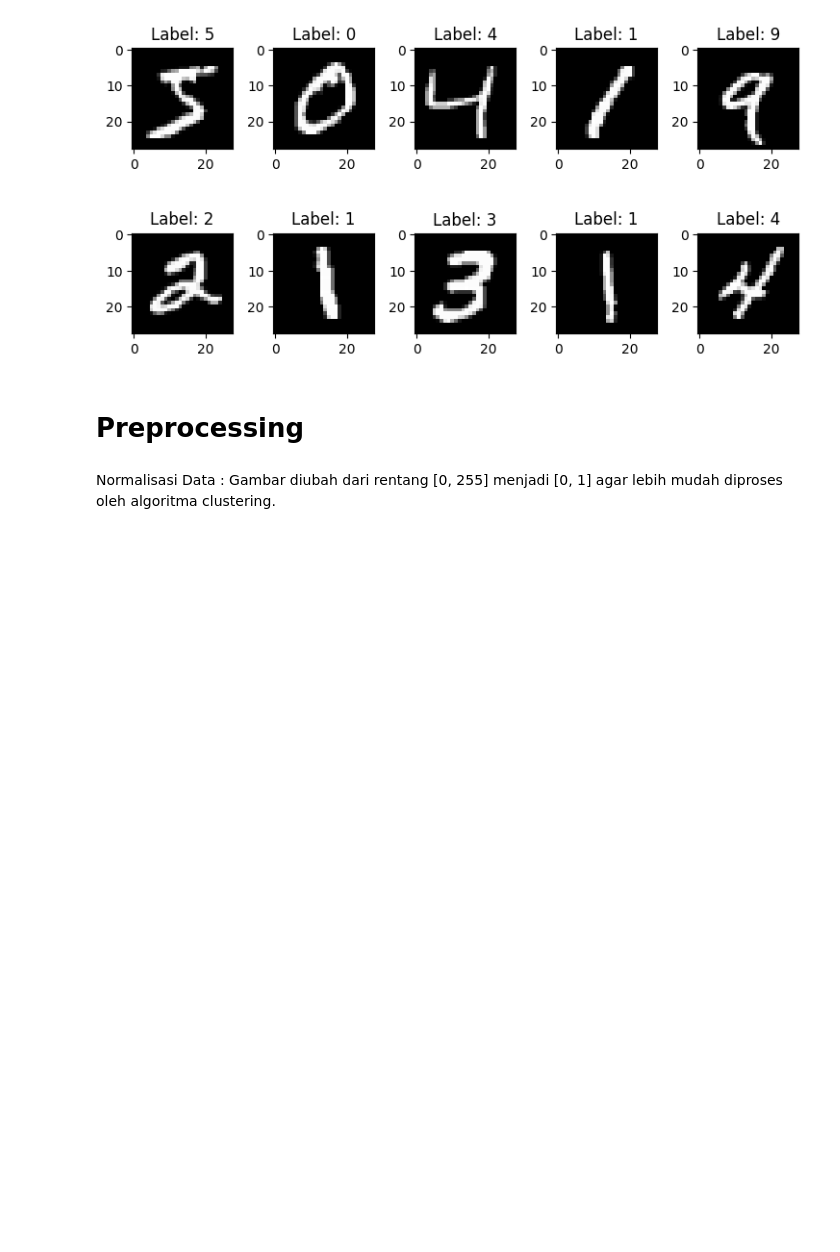
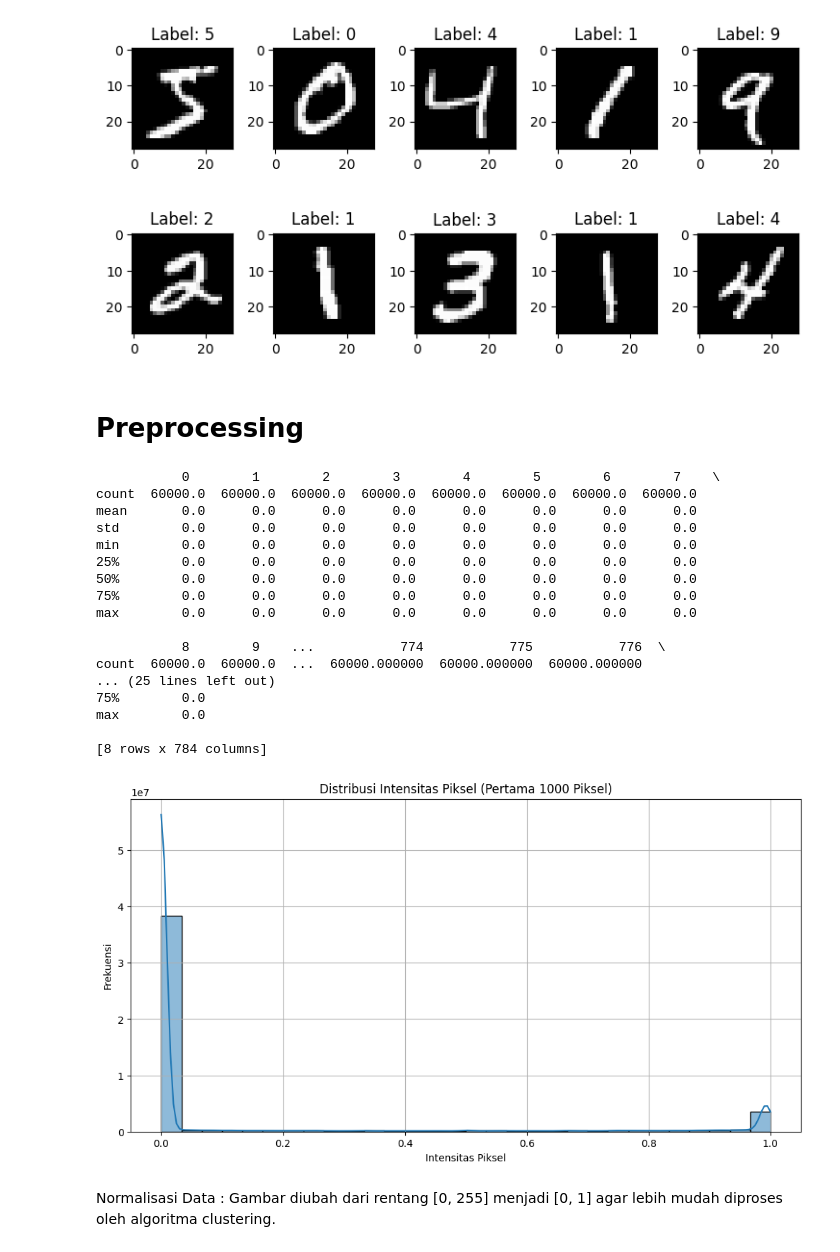
Before and after one commit to patriciadewinta/test, a Jupyter notebook: 164221079_Patricia Dewinta W_MNIST-DBSCAN.ipynb, the cells around one changed output. Saved outputs shown, nothing was run; the diff lists cells and outputs as text; code cells hidden in the pictures; blank space fills up the shorter version.

```diff
--- a/164221079_Patricia Dewinta W_MNIST-DBSCAN.ipynb
+++ b/164221079_Patricia Dewinta W_MNIST-DBSCAN.ipynb
@@ -23,3 +23,17 @@ print("Test data shape:", X_test.shape, y_test.shape)
 # %% [output]
 Training data shape: (60000, 28, 28) (60000,)
 Test data shape: (10000, 28, 28) (10000,)
+# %%
+import pandas as pd
+
+# Memuat data
+(X_train, y_train), (X_test, y_test) = tf.keras.datasets.mnist.load_data()
+
+# Deskripsi dasar dataset
+print("Training data shape:", X_train.shape, y_train.shape)
+print("Test data shape:", X_test.shape, y_test.shape)
+
+# Menghitung deskripsi statistik untuk data latih
+X_train_flat = X_train.reshape(X_train.shape[0], -1)  # Meratakan gambar dari 28x28 menjadi 784
+df_train = pd.DataFrame(X_train_flat)
+print(df_train.describe())  # Menampilkan deskripsi statistik untuk setiap fitur
@@ -55,6 +87,39 @@ plt.show()
 # %%
 x_train_flattened = X_train.reshape(X_train.shape[0], -1) / 255.0
 x_test_flattened = X_test.reshape(X_test.shape[0], -1) / 255.0
+# %%
+df_train = pd.DataFrame(x_train_flattened)
+
+# Menampilkan deskripsi statistik untuk setiap fitur
+print(df_train.describe())
+
+# Plot distribusi pixel intensities dari beberapa fitur
+plt.figure(figsize=(12, 6))
+sns.histplot(df_train.iloc[:, :1000].values.flatten(), bins=30, kde=True)
+plt.title('Distribusi Intensitas Piksel (Pertama 1000 Piksel)')
+plt.xlabel('Intensitas Piksel')
+plt.ylabel('Frekuensi')
+plt.grid()
+plt.show()
+# %% [output]
+           0        1        2        3        4        5        6        7    \
+count  60000.0  60000.0  60000.0  60000.0  60000.0  60000.0  60000.0  60000.0
+mean       0.0      0.0      0.0      0.0      0.0      0.0      0.0      0.0
+std        0.0      0.0      0.0      0.0      0.0      0.0      0.0      0.0
+min        0.0      0.0      0.0      0.0      0.0      0.0      0.0      0.0
+25%        0.0      0.0      0.0      0.0      0.0      0.0      0.0      0.0
+50%        0.0      0.0      0.0      0.0      0.0      0.0      0.0      0.0
+75%        0.0      0.0      0.0      0.0      0.0      0.0      0.0      0.0
+max        0.0      0.0      0.0      0.0      0.0      0.0      0.0      0.0
+
+           8        9    ...           774           775           776  \
+count  60000.0  60000.0  ...  60000.000000  60000.000000  60000.000000
+... (25 lines left out)
+75%        0.0
+max        0.0
+
+[8 rows x 784 columns]
+[figure, added]
 # %% [markdown]
 Normalisasi Data : Gambar diubah dari rentang [0, 255] menjadi [0, 1] agar lebih mudah diproses oleh algoritma clustering.
 # %%
```
Also changed, not shown: parts of 4 cells of this notebook.
